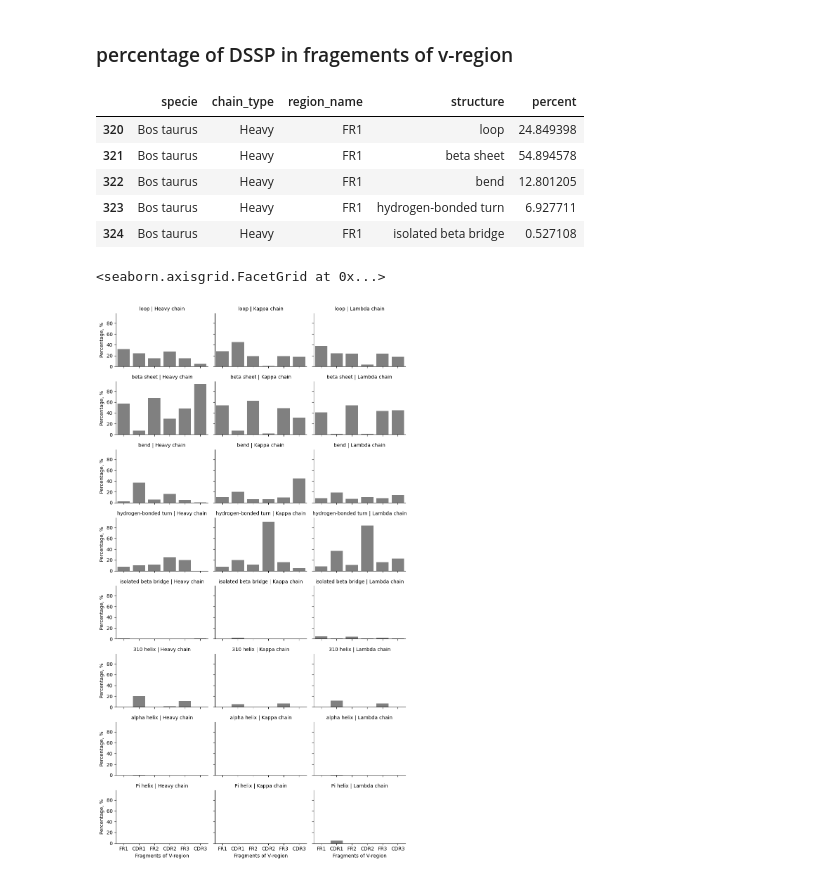
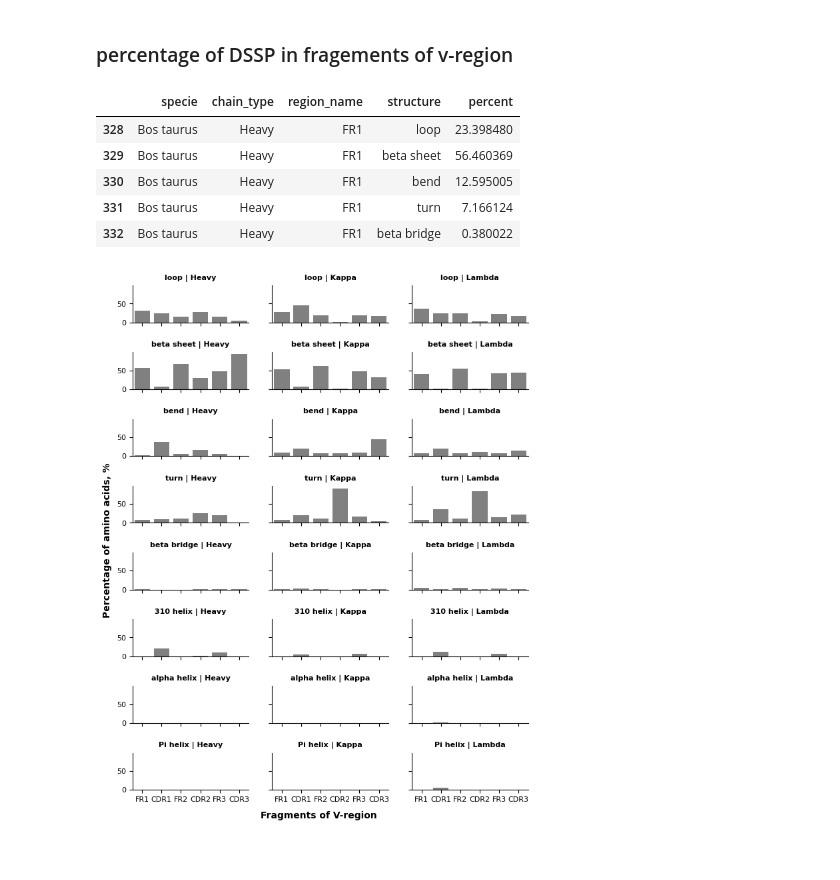
Before and after one commit to protein-design/predict_antibody, a Jupyter notebook: src/regions.ipynb, the cells around one changed output. Cells and saved outputs as stored; diff of their text form; code cells hidden in the pictures.

```diff
--- a/src/regions.ipynb
+++ b/src/regions.ipynb
@@ -194,13 +236,13 @@ plt.show()
 chain_types = {'H':'Heavy', 'K':'Kappa', 'L':'Lambda',}
 DSSP_CODES ={
     'H': 'alpha helix',
-    'B': 'isolated beta bridge',
+    'B': 'beta bridge', #isolated beta bridge
     'E': 'beta sheet',
     'S': 'bend',  #local, sharp turn
     'G': '310 helix',
     'I': 'Pi helix',
-    'T': 'hydrogen-bonded turn',
-    'C': 'coil or unstructured region',
+    'T': 'turn', #hydrogen-bonded turn
+    'C': 'coil',
     '-': 'loop',
 }
 # %%
@@ -229,11 +271,17 @@ ddf = pd.DataFrame(pool)
 # B-factor distribution
 specie = "Homo sapiens"
 sddf = ddf[ddf['specie']==specie]
-sddf.head()
 
-g = sns.FacetGrid(sddf, row='region_name', col='chain_type', height=5)
-g.map_dataframe(sns.violinplot, y='dssp', x='bfactor')
-g.set_axis_labels("B-factor", "Secondary Structure")
-g.set_titles(col_template="{col_name} chain", row_template="{row_name}")
-g.tight_layout()
+g = sns.FacetGrid(sddf, col='chain_type', row='region_name')
+g.map_dataframe(sns.violinplot, y='dssp', x='bfactor', color='grey')
+g.set_titles(col_template="{col_name}", row_template="{row_name}", size=8, fontweight='bold')
+g.set(xlabel=None, ylabel=None)
+g.fig.text(0.5, -0.01, 'B-factor', ha='center', rotation='horizontal', fontsize=10, fontweight='bold')
+g.fig.text(-.02, 0.5, 'Secondary Structure', va='center', rotation='vertical', fontsize=10, fontweight='bold')
+for ax in g.axes.flat:
+    ax.tick_params(axis='both', labelsize=8)
+
+g.fig.subplots_adjust(hspace=.4, wspace=.1)
+g.fig.set_size_inches(16.5/2.54, 24/2.54)
+g.savefig(f'{specie}_dssp_bfactor_distribution.tif', dpi=300)
 # %% [output]
@@ -273,7 +320,6 @@ for i, row in df.iterrows():
         # print(e)
         pass
 # %%
-
 gdf1 = pd.DataFrame.from_dict(dssp_pool, orient='index')
 gdf2 = pd.DataFrame.from_dict(len_pool, orient='index')
 gdf2 = gdf2.loc[gdf1.index]
@@ -285,23 +331,28 @@ gdf = gdf.sort_values(['specie','chain_type',])
 gdf.head()
 # %% [output]
 |  | specie | chain_type | region_name | structure | percent |
-| 320 | Bos taurus | Heavy | FR1 | loop | 24.849398 |
-| 321 | Bos taurus | Heavy | FR1 | beta sheet | 54.894578 |
-| 322 | Bos taurus | Heavy | FR1 | bend | 12.801205 |
-| 323 | Bos taurus | Heavy | FR1 | hydrogen-bonded turn | 6.927711 |
-| 324 | Bos taurus | Heavy | FR1 | isolated beta bridge | 0.527108 |
+| 328 | Bos taurus | Heavy | FR1 | loop | 23.398480 |
+| 329 | Bos taurus | Heavy | FR1 | beta sheet | 56.460369 |
+| 330 | Bos taurus | Heavy | FR1 | bend | 12.595005 |
+| 331 | Bos taurus | Heavy | FR1 | turn | 7.166124 |
+| 332 | Bos taurus | Heavy | FR1 | beta bridge | 0.380022 |
 # %%
 specie = 'Homo sapiens'
 sgdf = gdf[gdf['specie']==specie]
-g = sns.FacetGrid(sgdf, col='chain_type', row='structure', height=2, aspect=1.5)
+g = sns.FacetGrid(sgdf, col='chain_type', row='structure')
 g.map(sns.barplot, 'region_name', 'percent', order=['FR1', 'CDR1','FR2', 'CDR2','FR3', 'CDR3'], color='grey')
+g.set_titles(col_template="{col_name}", row_template="{row_name}", size=8, fontweight='bold')
+g.set(xlabel=None, ylabel=None)
+g.fig.text(0.5, -.03, 'Fragments of V-region', ha='center', rotation='horizontal', fontsize=10, fontweight='bold')
+g.fig.text(0, 0.5, 'Percentage of amino acids, %', va='center', rotation='vertical', fontsize=10, fontweight='bold')
+for ax in g.axes.flat:
+    ax.tick_params(axis='both', labelsize=8)
 
-g.set_titles(col_template="{col_name} chain", row_template="{row_name}")
-g.set_axis_labels('Fragments of V-region', 'Percentage, %')
-g.tight_layout()
+g.fig.subplots_adjust(wspace=.2, hspace=.8)
+g.fig.set_size_inches(16.5/2.54, 20/2.54)
+g.savefig(f'{specie}_dssp_percent.tif', dpi=300)
 # %% [output]
-<seaborn.axisgrid.FacetGrid at 0x...>
-[figure, old version]
+[figure, new version]
 # %%
 specie = 'Mus musculus'
 sgdf = gdf[gdf['specie']==specie]
```
Also changed, not shown: parts of 16 cells of this notebook, 16 other files.
